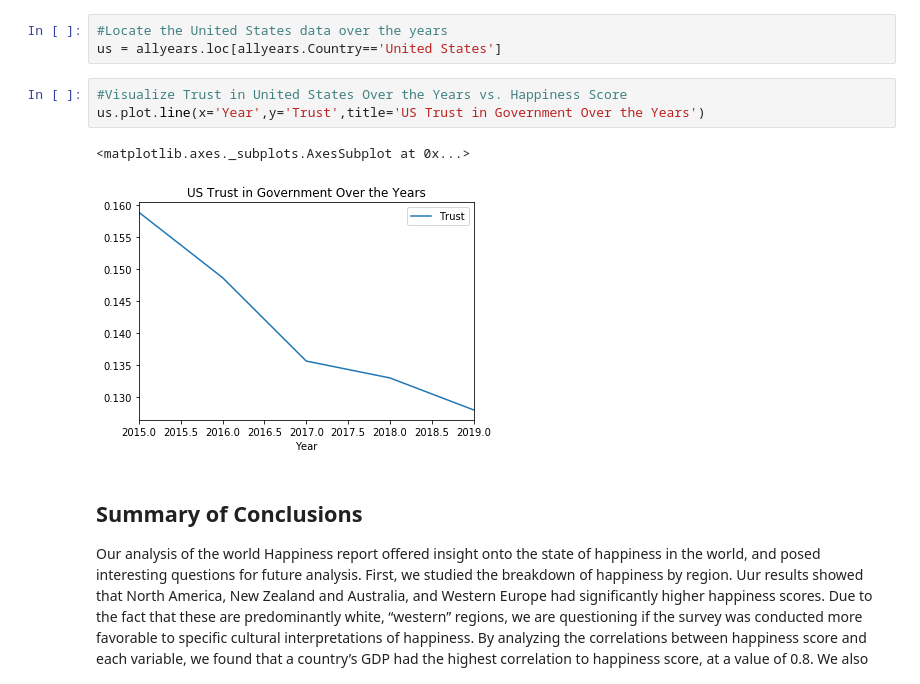
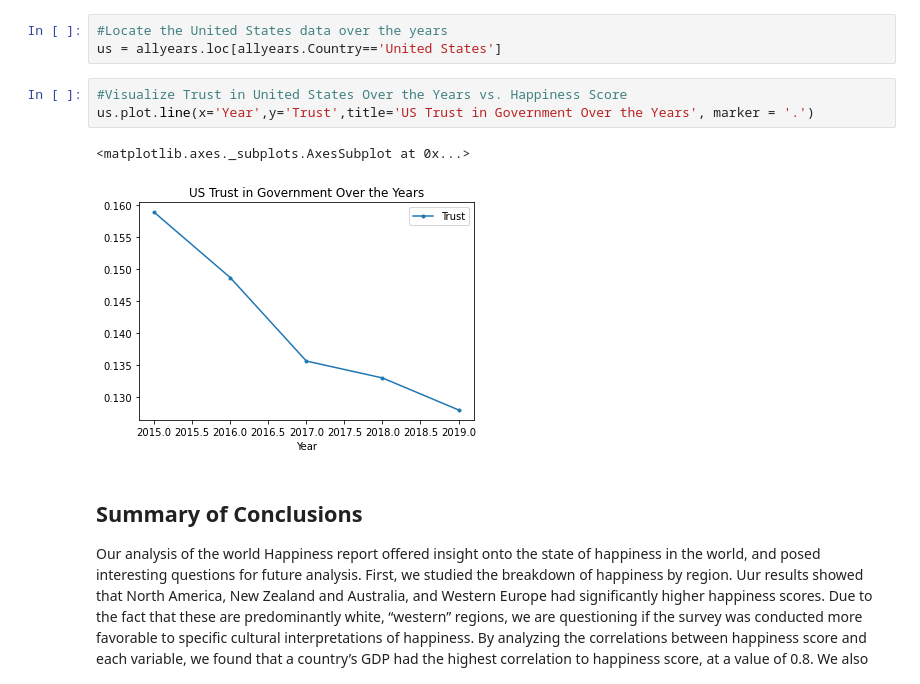
Before and after one commit to lsussman1/DataScienceTutorial, a Jupyter notebook: index.ipynb, the cells around one changed output. Cells and saved outputs as stored; diff of their text form.

```diff
--- a/index.ipynb
+++ b/index.ipynb
@@ -301,10 +381,10 @@ The figure below shows a clear decrease in American's trust in their government
 us = allyears.loc[allyears.Country=='United States']
 # %%
 #Visualize Trust in United States Over the Years vs. Happiness Score
-us.plot.line(x='Year',y='Trust',title='US Trust in Government Over the Years')
+us.plot.line(x='Year',y='Trust',title='US Trust in Government Over the Years', marker = '.')
 # %% [output]
 <matplotlib.axes._subplots.AxesSubplot at 0x...>
-[figure, old version]
+[figure, new version]
 # %% [markdown]
 ## Summary of Conclusions
 Our analysis of the world Happiness report offered insight onto the state of happiness in the world, and posed interesting questions for future analysis. First, we studied the breakdown of happiness by region. Uur results showed that North America, New Zealand and Australia, and Western Europe had significantly higher happiness scores. Due to the fact that these are predominantly white, “western” regions, we are questioning if  the survey was conducted more favorable to specific cultural interpretations of happiness. By analyzing the correlations between happiness score and each variable, we found that a country’s GDP had the highest correlation to happiness score, at a value of 0.8. We also found that American’s trust in their government decreased steadily between 2015-2019. While data across these four years is not enough to draw a definitive conclusion, we hope that the future collection of happiness data offers an answer to our posed question.
```
Also changed, not shown: parts of 20 cells of this notebook.
